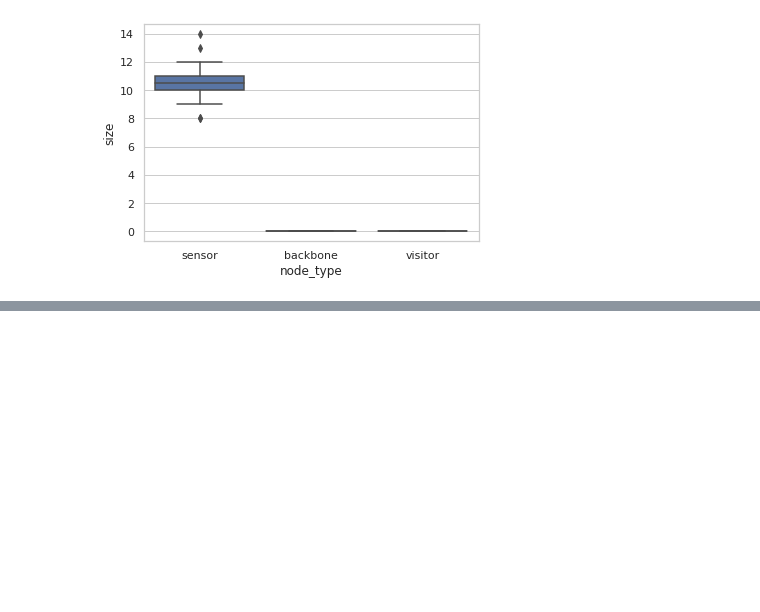
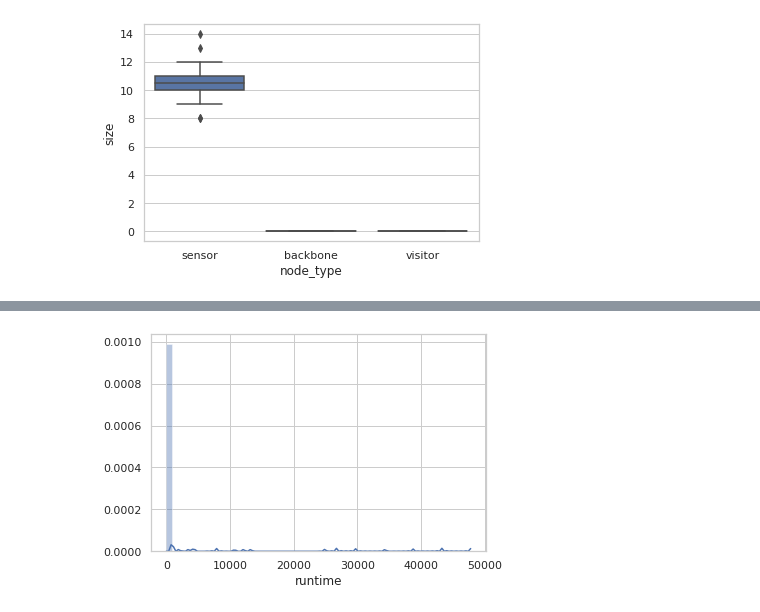
Before and after one commit to umr-ds/progdtn-evaluation, a Jupyter notebook: evaluation/evaluation.ipynb, the cells around one changed output, grey strips where cells are left out. Saved outputs shown, nothing was run; the diff lists cells and outputs as text; code cells hidden in the pictures; blank space fills up the shorter version.

```diff
--- a/evaluation/evaluation.ipynb
+++ b/evaluation/evaluation.ipynb
@@ -127,0 +149,5 @@ bp = sns.boxplot(x="node_type", y="size", data=final_sizes_prophet)
+# %%
+sns.set(style="whitegrid")
+bp = sns.distplot(bundle_runtimes_epidemic["runtime"])
+# %% [output]
+[figure, added]
```
Also changed, not shown: parts of 14 cells of this notebook, 1 other file.
